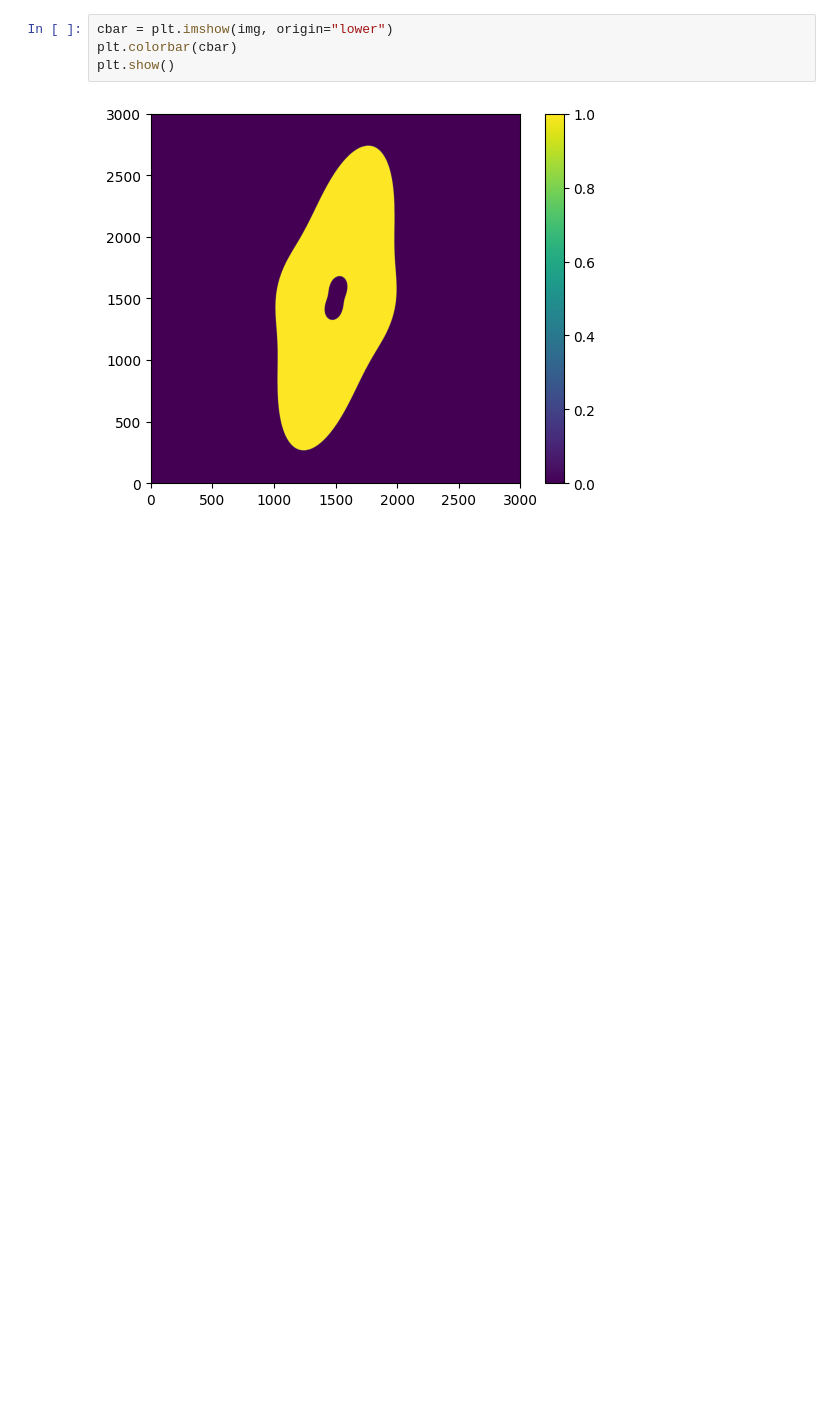
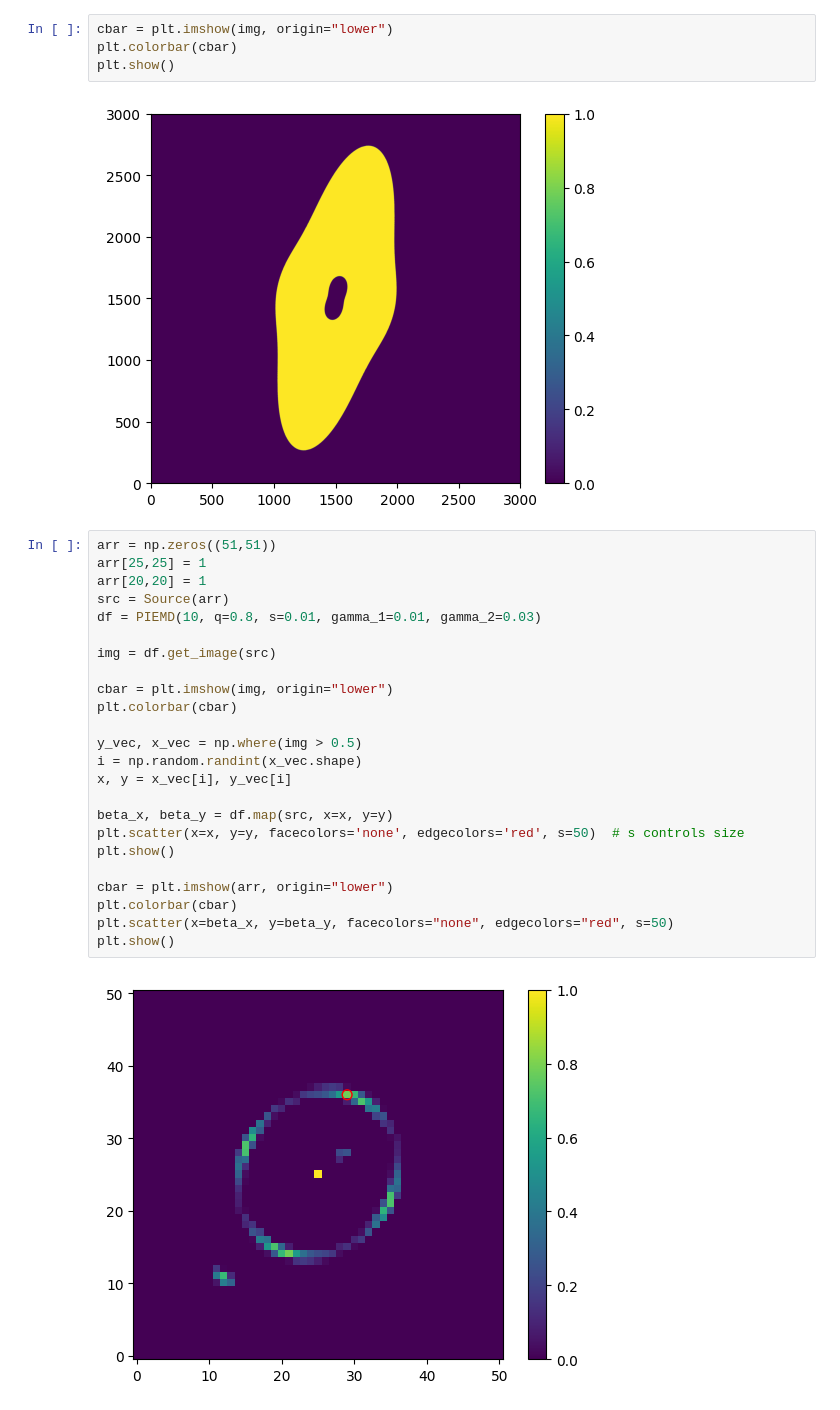
Before and after one commit to OliverRedhead/Gravitational-Lensing, a Jupyter notebook: wk1/PIEMD/piemd_testing.ipynb, the cells around one changed output. Saved outputs shown, nothing was run; the diff lists cells and outputs as text; blank space fills up the shorter version.

Commit message:
Got ray-tracing working and fixed some issues in piemd

```diff
--- a/wk1/PIEMD/piemd_testing.ipynb
+++ b/wk1/PIEMD/piemd_testing.ipynb
@@ -63,3 +62,29 @@ plt.colorbar(cbar)
 plt.show()
 # %% [output]
 [figure]
+# %%
+arr = np.zeros((51,51))
+arr[25,25] = 1
+arr[20,20] = 1
+src = Source(arr)
+df = PIEMD(10, q=0.8, s=0.01, gamma_1=0.01, gamma_2=0.03)
+
+img = df.get_image(src)
+
+cbar = plt.imshow(img, origin="lower")
+plt.colorbar(cbar)
+
+y_vec, x_vec = np.where(img > 0.5)
+i = np.random.randint(x_vec.shape)
+x, y = x_vec[i], y_vec[i]
+
+beta_x, beta_y = df.map(src, x=x, y=y)
+plt.scatter(x=x, y=y, facecolors='none', edgecolors='red', s=50)  # s controls size
+plt.show()
+
+cbar = plt.imshow(arr, origin="lower")
+plt.colorbar(cbar)
+plt.scatter(x=beta_x, y=beta_y, facecolors="none", edgecolors="red", s=50)
+plt.show()
+# %% [output]
+[figure, added]
```
Also changed, not shown: parts of 4 cells of this notebook, 3 other files.
